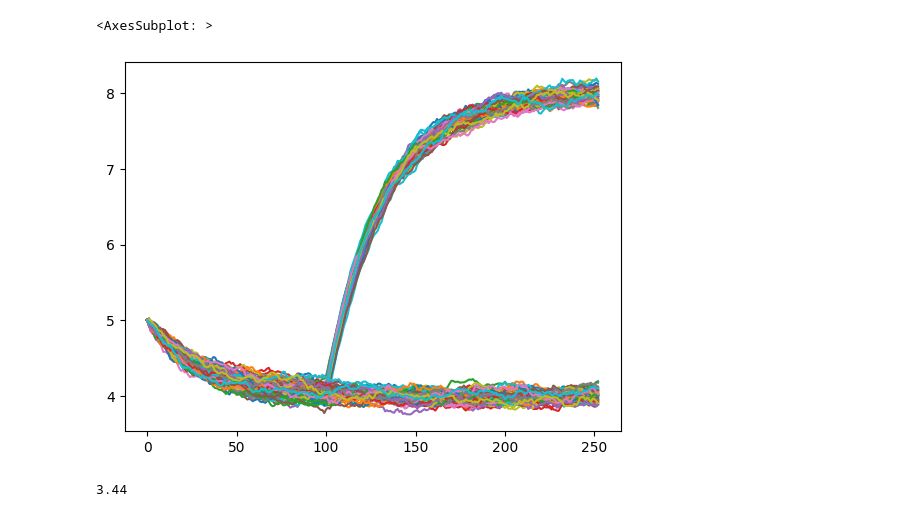
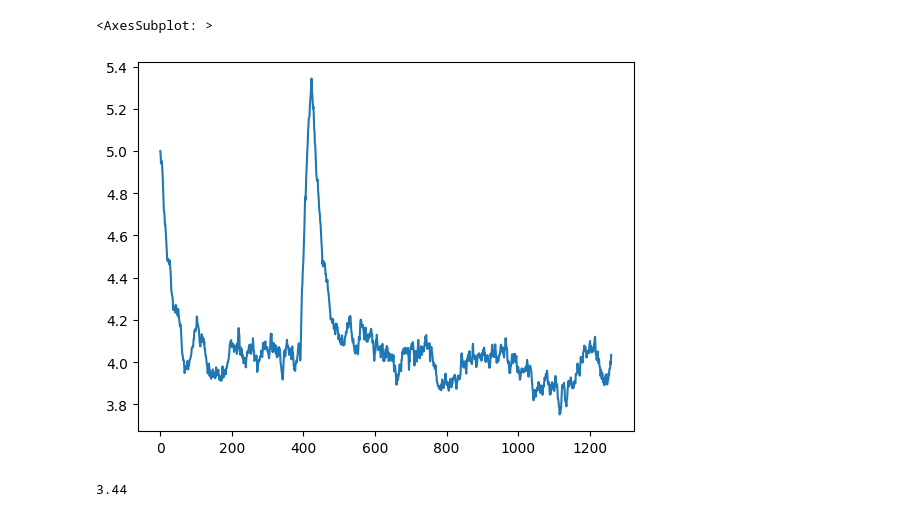
Before and after one commit to bbcho/risktools-dev, a Jupyter notebook: notebooks/simOUJ.ipynb, the cells around one changed output. Drawn from its saved outputs; the diff is of its cells as text; code cells hidden in the pictures.

```diff
--- a/notebooks/simOUJ.ipynb
+++ b/notebooks/simOUJ.ipynb
@@ -8,3 +8,11 @@ import risktools as rt
 from time import time
 from numpy.random import default_rng, Generator, SFC64
 from numba import njit
+# %%
+s0 = 5
+theta = 8
+dt = 1/252
+T = 5
+sigma = 0.32
+# %%
+mu = rt.stochastic_mu(4, 0.1, 2, 1 / 252, 30, 252*T, 10, seed=12345)
@@ -11,26 +24,17 @@ from numba import njit
 # %%
-s0 = 5
-mu = 4
-theta = 8
-dt = 0.25
-T = 4
-sigma = 0.32
-
-
-mu = np.ones((252, 100)) * 4
-mu[100:, :50] = 8
-
 df = rt.simOU(
     s0,
     mu,
     theta,
     sigma,
-    T=1,
+    T=T,
     dt=1 / 252,
-    sims=100,
+    sims=10,
     seed=12345,
     log_price=False,
     c=False,
 )
+
+df.plot(legend=False)
 # %% [output]
 Half-life of theta in days =  21.834136187638276
@@ -56,8 +43,8 @@ pd.DataFrame(mu).iloc[:,99].plot()
 # %%
-df.plot(legend=False)
+df.iloc[:,1].plot(legend=False)
 # %% [output]
 <AxesSubplot: >
-[figure, old version]
+[figure, new version]
 # %%
 
 jump_avgsize = 1
```
Also changed, not shown: parts of 5 cells of this notebook.
